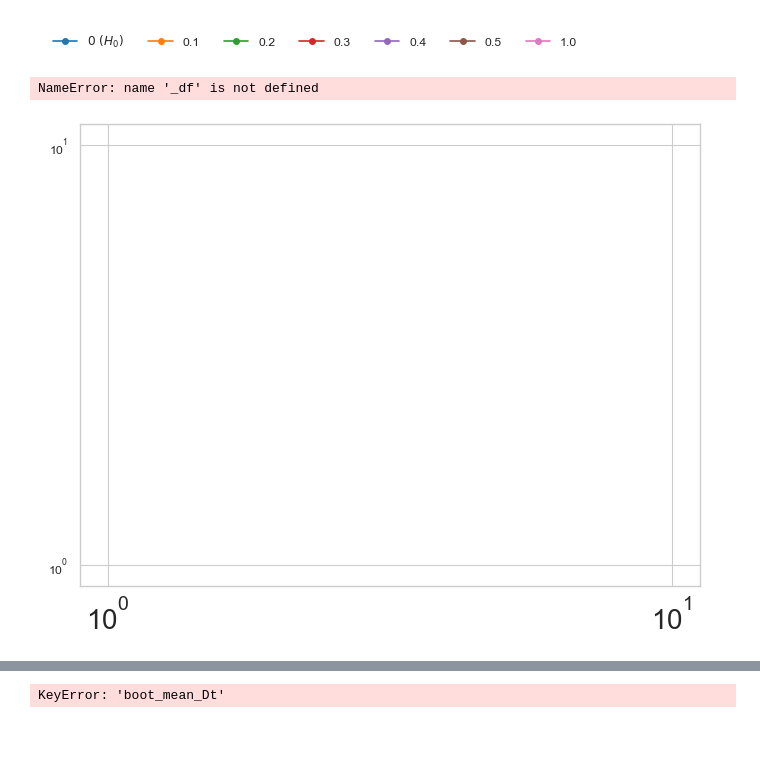
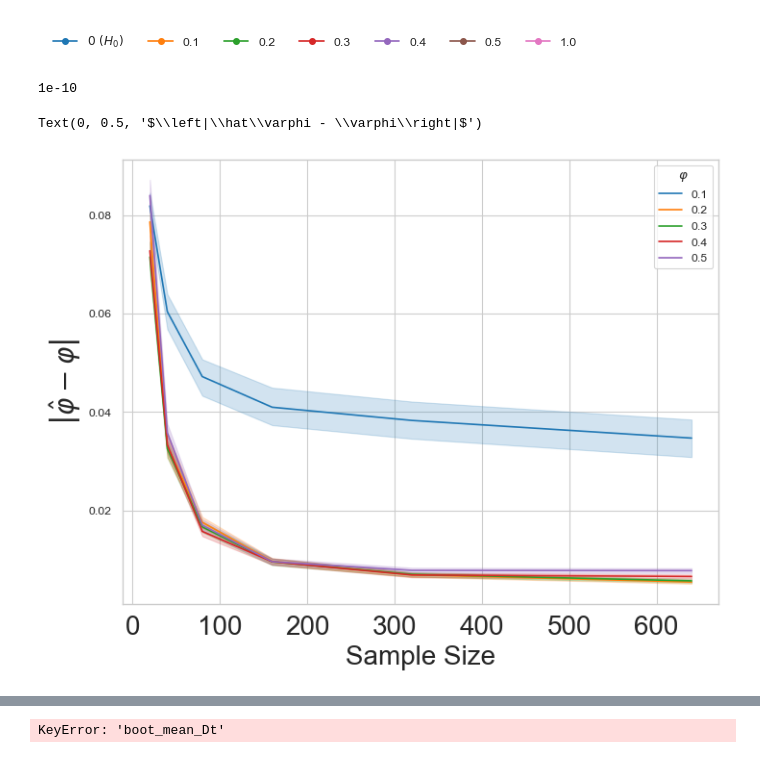
Before and after one commit to matthieubulte/GAR, a Jupyter notebook: simulation-evaluation.ipynb, the cells around one changed output, grey strips where cells are left out. Saved outputs shown, nothing was run; the diff lists cells and outputs as text; code cells hidden in the pictures.

```diff
--- a/simulation-evaluation.ipynb
+++ b/simulation-evaluation.ipynb
@@ -180,3 +180,9 @@ plotting.plot_alpha_alpha(df_ours_r, 'Dt', samplesize)
 plt.savefig('./plots/size_rej_rate_R_mult_noise.pdf', bbox_inches='tight', transparent=True,)
 # %% [output]
 [figure]
+# %%
+r = df_logchol[(df_logchol['sample_size'] == 80) & (df_logchol['phi'] == 0.1)].iloc[0]
+
+plt.plot(np.linspace(0,1,50), r['quantiles_Dt'])
+plt.axhline(r['Dt'])
+# r['quantiles_Dt']
@@ -259,23 +266,30 @@ make_legend(df_logchol)
 # %% [output]
 [figure]
 [figure]
+# %%
+min(1,2, 1e-10)
+# %% [output]
+1e-10
 # %%
+_df = df_logchol
+
 f, ax = plt.subplots(figsize=(8,6))
-ax.set(xscale="log", yscale="log")
+# ax.set(xscale="log", yscale="log")
 
-for phi in np.sort(df_ours_w.phi.unique()):
-    # if phi == 1:
-    #     continue
-
-    sub_df = _df[_df['phi'] == phi]
+for phi in np.sort(_df.phi.unique()):
+    if phi == 0 or phi == 1:
+        # ax.plot([], [], label=r'$0\ (H_0)$')
+        continue
+    sub_df = _df[_df['phi'] == phi].copy()
+    sub_df['err_phi_hat'] = np.abs(sub_df['phi_hat'] - phi) + 1e-20
 
     label = r'$0\ (H_0)$' if phi == 0 else f'{phi:.1f}'
-    sns.lineplot(sub_df, x='sample_size', y='err', label=label)
+    sns.lineplot(sub_df, x='sample_size', y='err_phi_hat', label=label, ax=ax)
 
 plt.legend(title=r'$\varphi$')
 plt.grid('on')
 plt.xlabel('Sample Size')
-plt.ylabel(r'$d(\mu, \hat\mu)^2$')
+plt.ylabel(r'$\left|\hat\varphi - \varphi\right|$')
 # %% [output]
-NameError: name '_df' is not defined
+Text(0, 0.5, '$\\left|\\hat\\varphi - \\varphi\\right|$')
-[figure, old version]
+[figure, new version]
```
Also changed, not shown: parts of 4 cells of this notebook, 4 other files.
